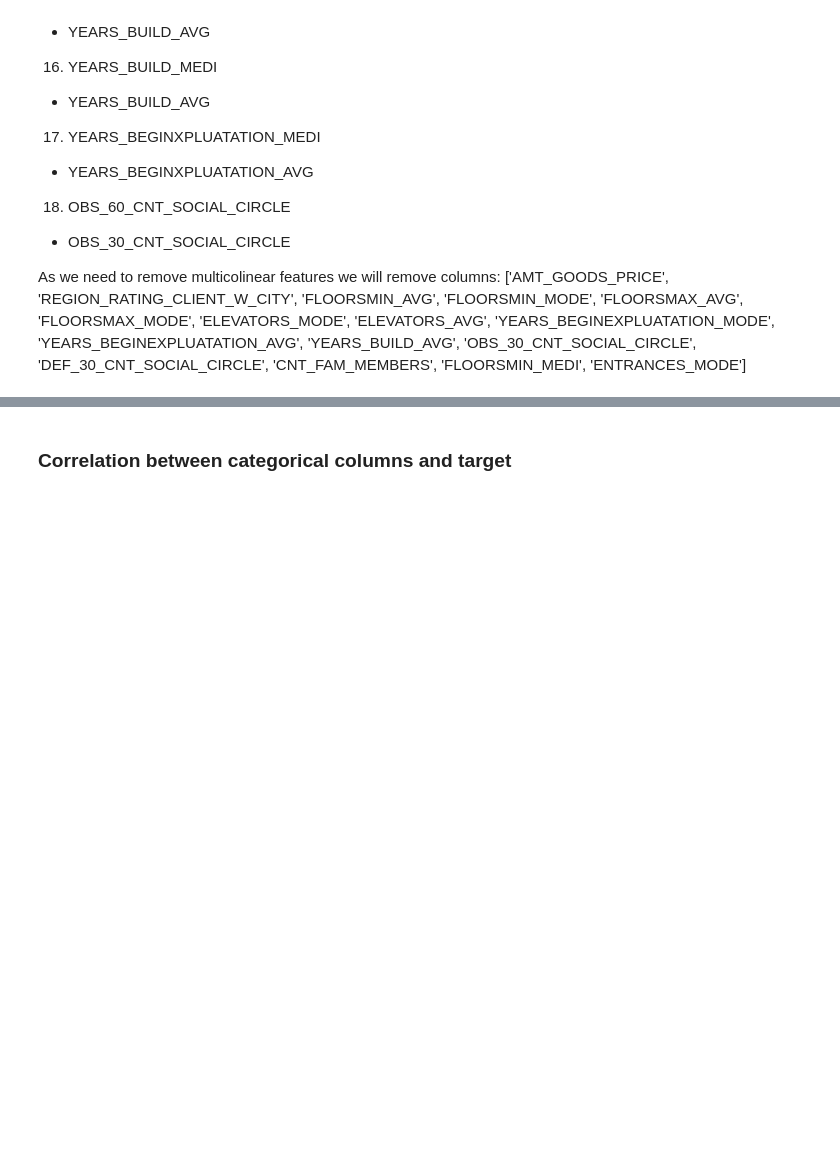
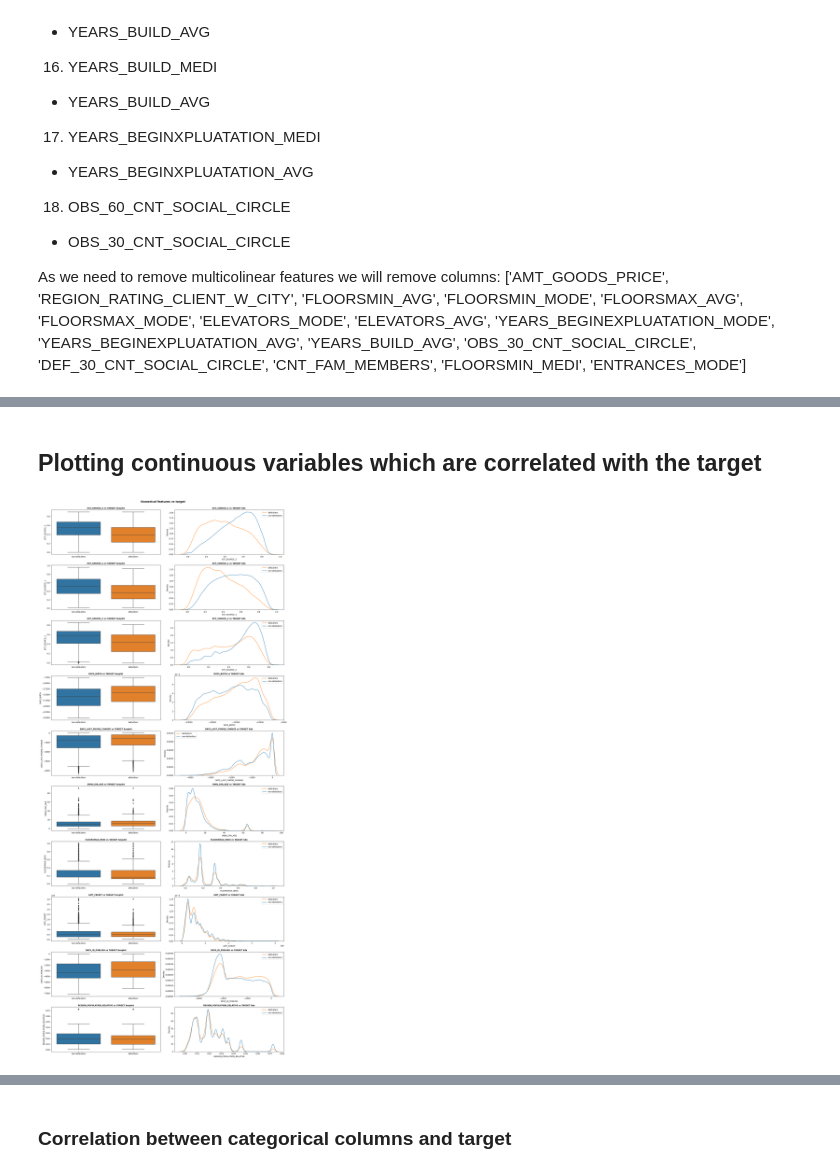
Before and after one commit to malgorzatakolka/HomeCreditDefaultRisk, a Jupyter notebook: Untitled.ipynb, the cells around one changed output, grey strips where cells are left out. Cells and saved outputs as stored; diff of their text form; code cells hidden in the pictures; blank space fills up the shorter version.

```diff
--- a/Untitled.ipynb
+++ b/Untitled.ipynb
@@ -333,0 +432,6 @@ By minimizing the data type we were able to reduce the size of dataframe by more
+# %%
+# Categorical columns that are of object type
+object_col = get_object_columns(df, 'TARGET')
+
+for col in object_col:
+    print(f'{col}: {df[col].unique()}')
@@ -333,0 +461,28 @@ By minimizing the data type we were able to reduce the size of dataframe by more
+# %%
+def organization_replacer(value: any) -> any:
+    """Reduces the number of unique values
+    where there are subcategories with ':' sign"""
+
+    if value not in [np.nan, None]:
+        x = value.split()[0]
+        if x[-1] ==":":
+            return x[:-1]
+    return value
+
+def yes_no_replacer(value: str) -> int:
+    """Encodes yes, no columns to 0 and 1"""
+    if value is ['Y', 'Yes']:
+        return 1
+    elif value in ['N', 'No']:
+        return 0
+
+# Replace yes no
+yes_no_col = ['FLAG_OWN_CAR', 'EMERGENCYSTATE_MODE', 'FLAG_OWN_REALTY']
+for col in yes_no_col :
+    df[col] = df[col].map(yes_no_replacer)
+
+# Replace 'XNA'
+df.replace({'XNA': np.nan}, inplace=True)
+
+# Replace organization
+df['ORGANIZATION_TYPE'] = df['ORGANIZATION_TYPE'].map(organization_replacer)
@@ -511,0 +673,3 @@ numerical = [i for i in numerical_corr if i not in multicollinear_features]
+# %%
+df_corr_num = target_top_corr(df_eda, 'TARGET', numerical)
+df_corr_num
@@ -511,0 +688,9 @@ numerical = [i for i in numerical_corr if i not in multicollinear_features]
+# %%
+# Getting numbers
+num_col_plot = df_corr_num.index.to_list()
+# %% [markdown]
+## Plotting continuous variables which are correlated with the target
+# %%
+plot_num(df_eda, 'TARGET', num_col_plot, ['non-defaulters', 'defaulters'])
+# %% [output]
+[figure, added]
```
Also changed, not shown: parts of 47 cells of this notebook.
